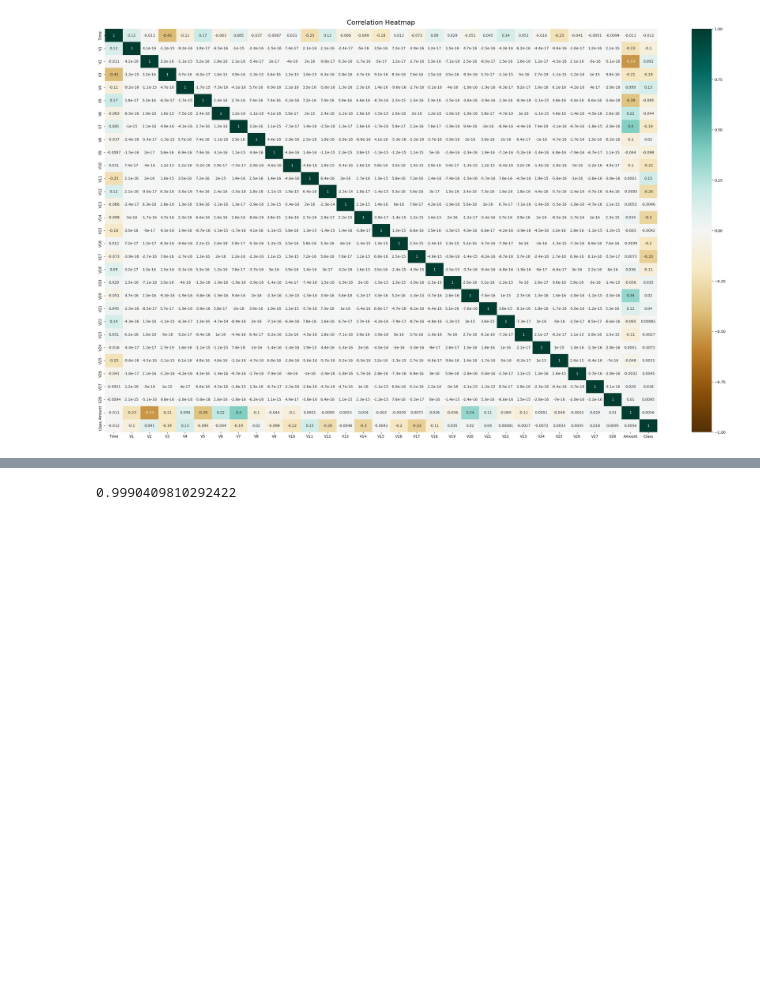
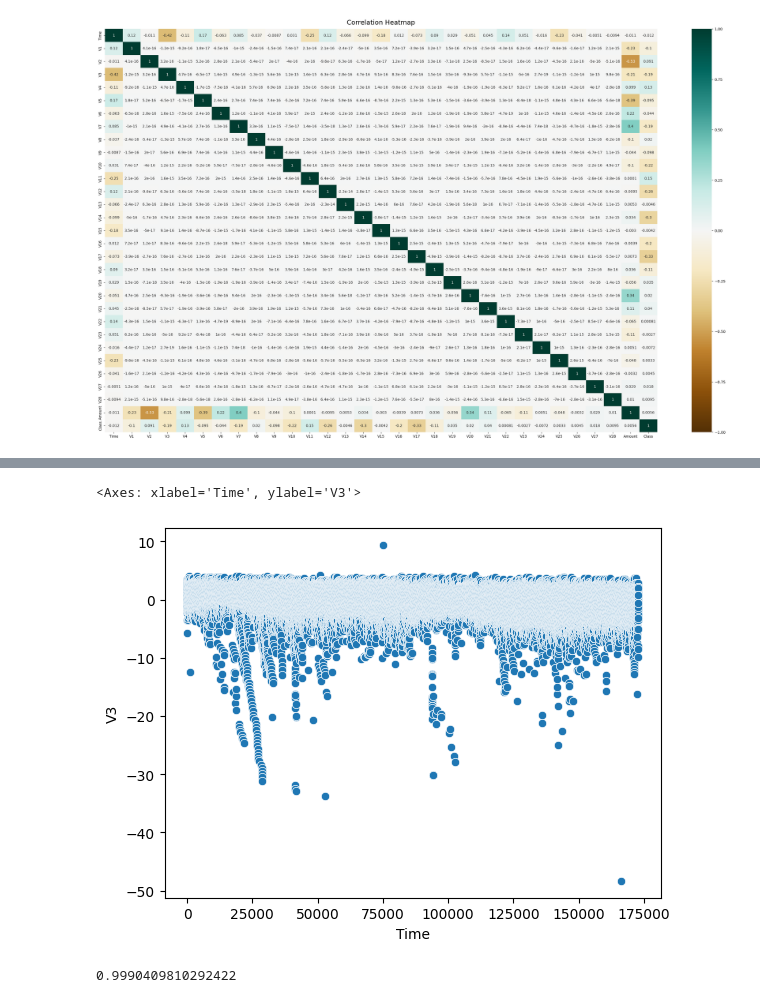
Before and after one commit to prasys/qrc-mlteamprojects, a Jupyter notebook: ML_Team_Project.ipynb, the cells around one changed output, grey strips where cells are left out. Drawn from its saved outputs; the diff is of its cells as text; code cells hidden in the pictures; blank space fills up the shorter version.

```diff
--- a/ML_Team_Project.ipynb
+++ b/ML_Team_Project.ipynb
@@ -66,0 +103,5 @@ Text(0.5, 1.0, 'Correlation Heatmap')
+# %%
+sns.scatterplot(data=data, x="Time", y="V3")
+# %% [output]
+<Axes: xlabel='Time', ylabel='V3'>
+[figure, added]
```
Also changed, not shown: parts of 6 cells of this notebook.
